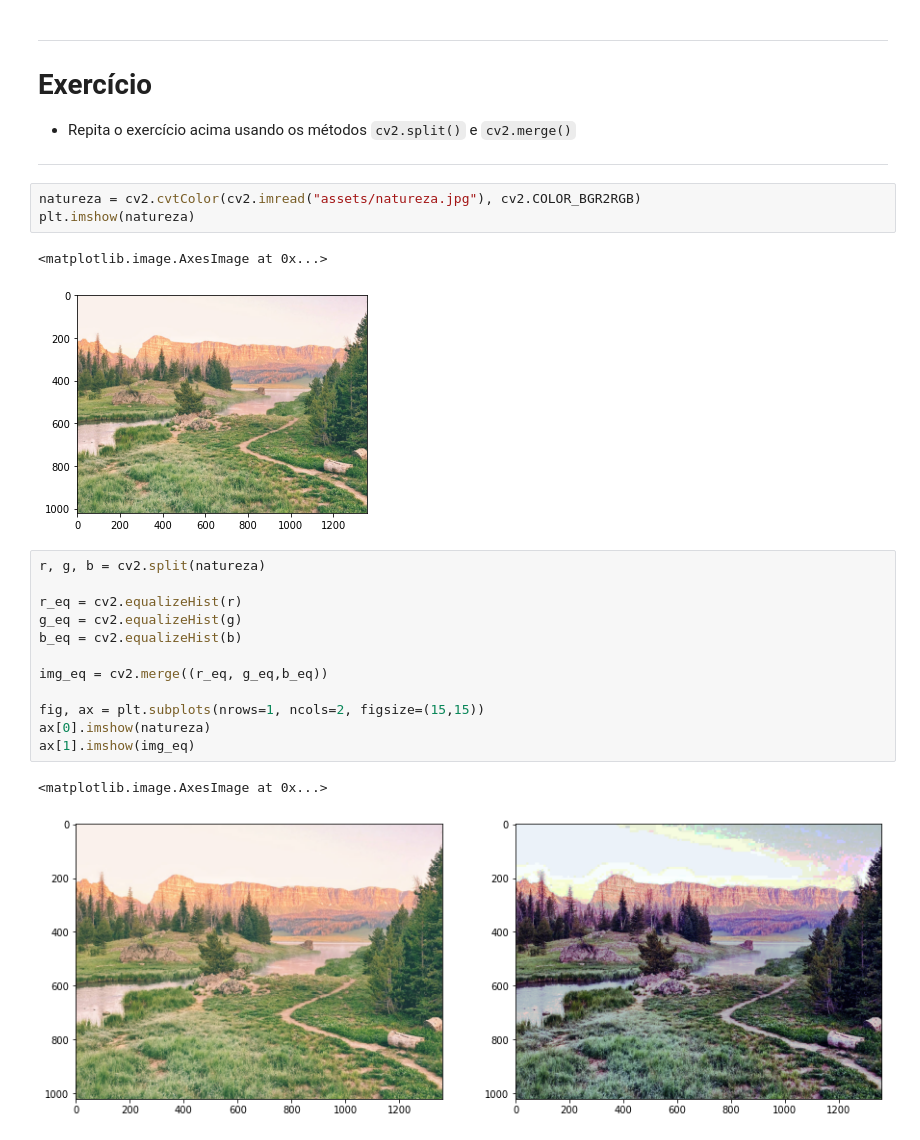
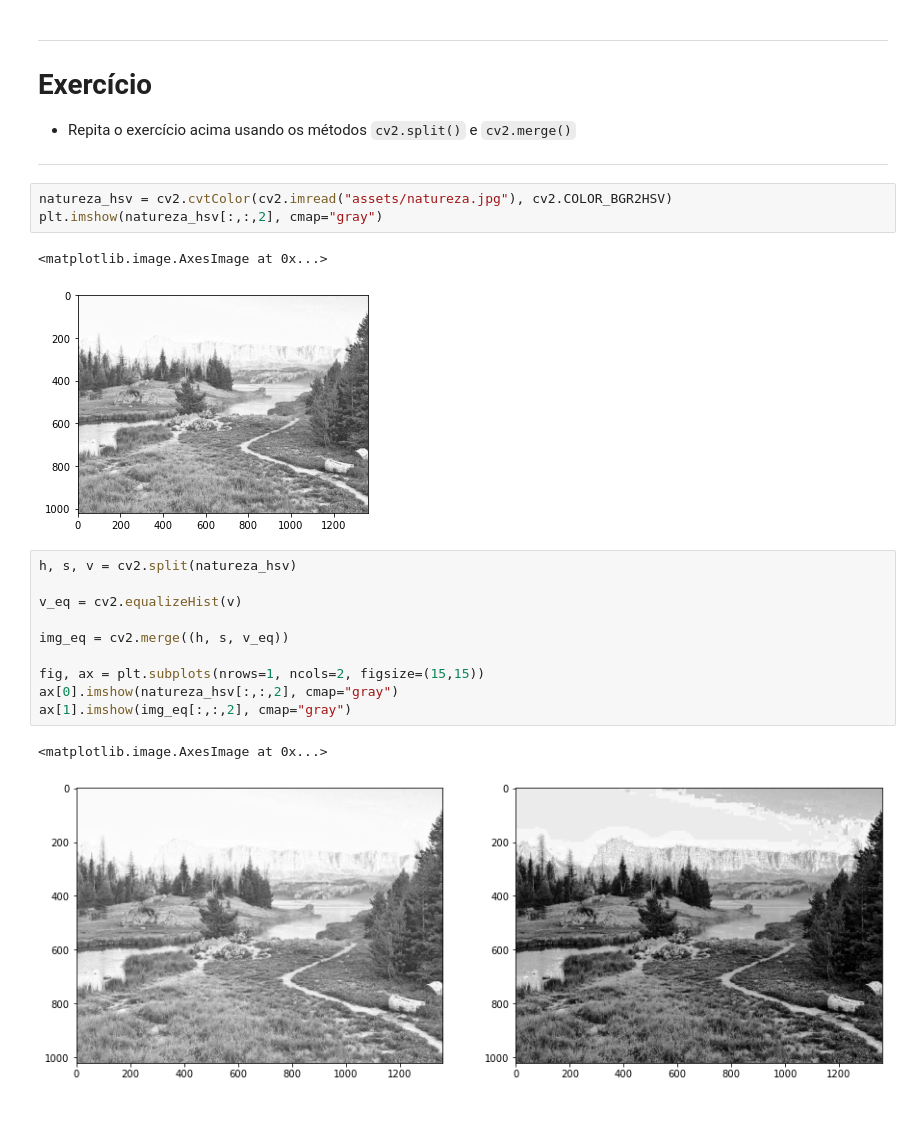
Before and after one commit to Lucas-Castro-de-Rezende/open-cv, a Jupyter notebook: exercises/exercises.ipynb, the cells around one changed output. Cells and saved outputs as stored; diff of their text form.

```diff
--- a/exercises/exercises.ipynb
+++ b/exercises/exercises.ipynb
@@ -261,23 +261,21 @@ ____
 - Repita o exercício acima usando os métodos `cv2.split()` e `cv2.merge()`
 ___
 # %%
-natureza = cv2.cvtColor(cv2.imread("assets/natureza.jpg"), cv2.COLOR_BGR2RGB)
-plt.imshow(natureza)
+natureza_hsv = cv2.cvtColor(cv2.imread("assets/natureza.jpg"), cv2.COLOR_BGR2HSV)
+plt.imshow(natureza_hsv[:,:,2], cmap="gray")
 # %% [output]
 <matplotlib.image.AxesImage at 0x...>
-[figure, old version]
+[figure, new version]
 # %%
-r, g, b = cv2.split(natureza)
+h, s, v = cv2.split(natureza_hsv)
 
-r_eq = cv2.equalizeHist(r)
-g_eq = cv2.equalizeHist(g)
-b_eq = cv2.equalizeHist(b)
+v_eq = cv2.equalizeHist(v)
 
-img_eq = cv2.merge((r_eq, g_eq,b_eq))
+img_eq = cv2.merge((h, s, v_eq))
 
 fig, ax = plt.subplots(nrows=1, ncols=2, figsize=(15,15))
-ax[0].imshow(natureza)
-ax[1].imshow(img_eq)
+ax[0].imshow(natureza_hsv[:,:,2], cmap="gray")
+ax[1].imshow(img_eq[:,:,2], cmap="gray")
 # %% [output]
 <matplotlib.image.AxesImage at 0x...>
-[figure, old version]
+[figure, new version]
```
Also changed, not shown: parts of 2 cells of this notebook.
